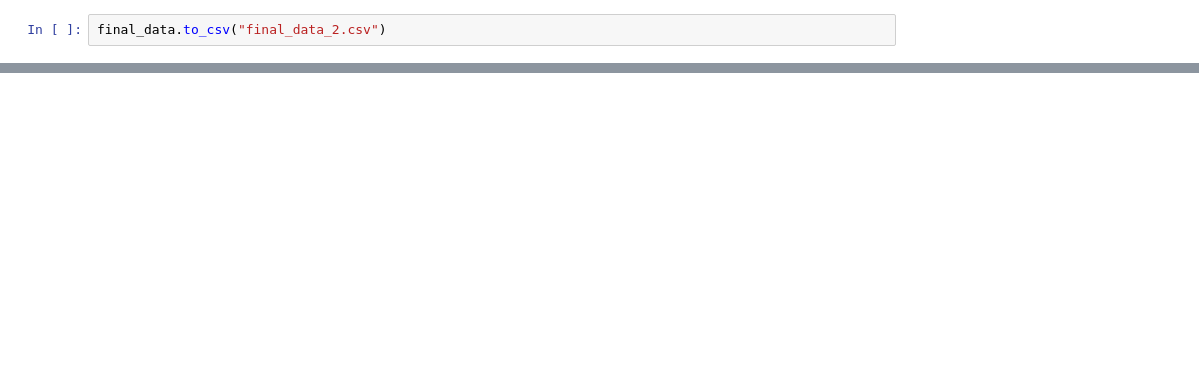
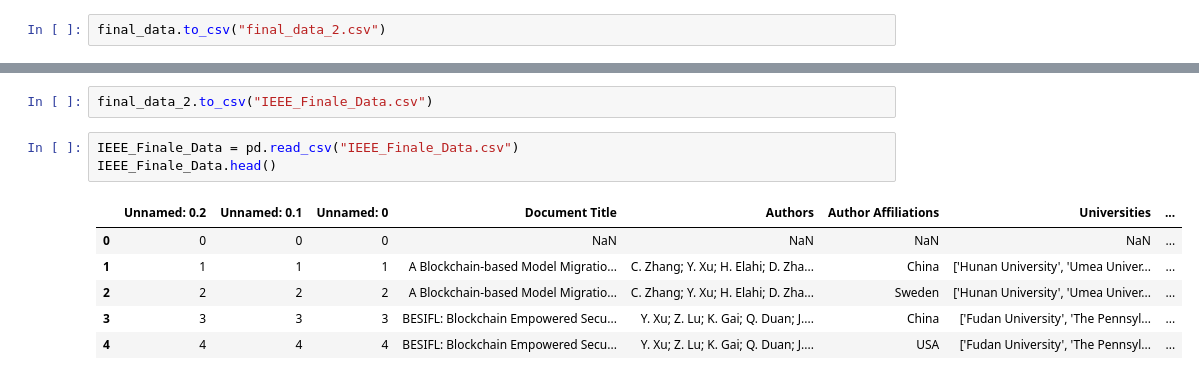
Before and after one commit to samir-aitabbou/Economic-Intelligence, a Jupyter notebook: data/Ieee/ieee_Analysis.ipynb, the cells around one changed output, grey strips where cells are left out. Cells and saved outputs as stored; diff of their text form; blank space fills up the shorter version.

```diff
--- a/data/Ieee/ieee_Analysis.ipynb
+++ b/data/Ieee/ieee_Analysis.ipynb
@@ -507,0 +839,12 @@ final_data.to_csv("final_data_2.csv")
+# %%
+final_data_2.to_csv("IEEE_Finale_Data.csv")
+# %%
+IEEE_Finale_Data = pd.read_csv("IEEE_Finale_Data.csv")
+IEEE_Finale_Data.head()
+# %% [output]
+|  | Unnamed: 0.2 | Unnamed: 0.1 | Unnamed: 0 | Document Title | Authors | Author Affiliations | Universities | ... |
+| 0 | 0 | 0 | 0 | NaN | NaN | NaN | NaN | ... |
+| 1 | 1 | 1 | 1 | A Blockchain-based Model Migratio... | C. Zhang; Y. Xu; H. Elahi; D. Zha... | China | ['Hunan University', 'Umea Univer... | ... |
+| 2 | 2 | 2 | 2 | A Blockchain-based Model Migratio... | C. Zhang; Y. Xu; H. Elahi; D. Zha... | Sweden | ['Hunan University', 'Umea Univer... | ... |
+| 3 | 3 | 3 | 3 | BESIFL: Blockchain Empowered Secu... | Y. Xu; Z. Lu; K. Gai; Q. Duan; J.... | China | ['Fudan University', 'The Pennsyl... | ... |
+| 4 | 4 | 4 | 4 | BESIFL: Blockchain Empowered Secu... | Y. Xu; Z. Lu; K. Gai; Q. Duan; J.... | USA | ['Fudan University', 'The Pennsyl... | ... |
```
Also changed, not shown: parts of 36 cells of this notebook, 9 other files.
